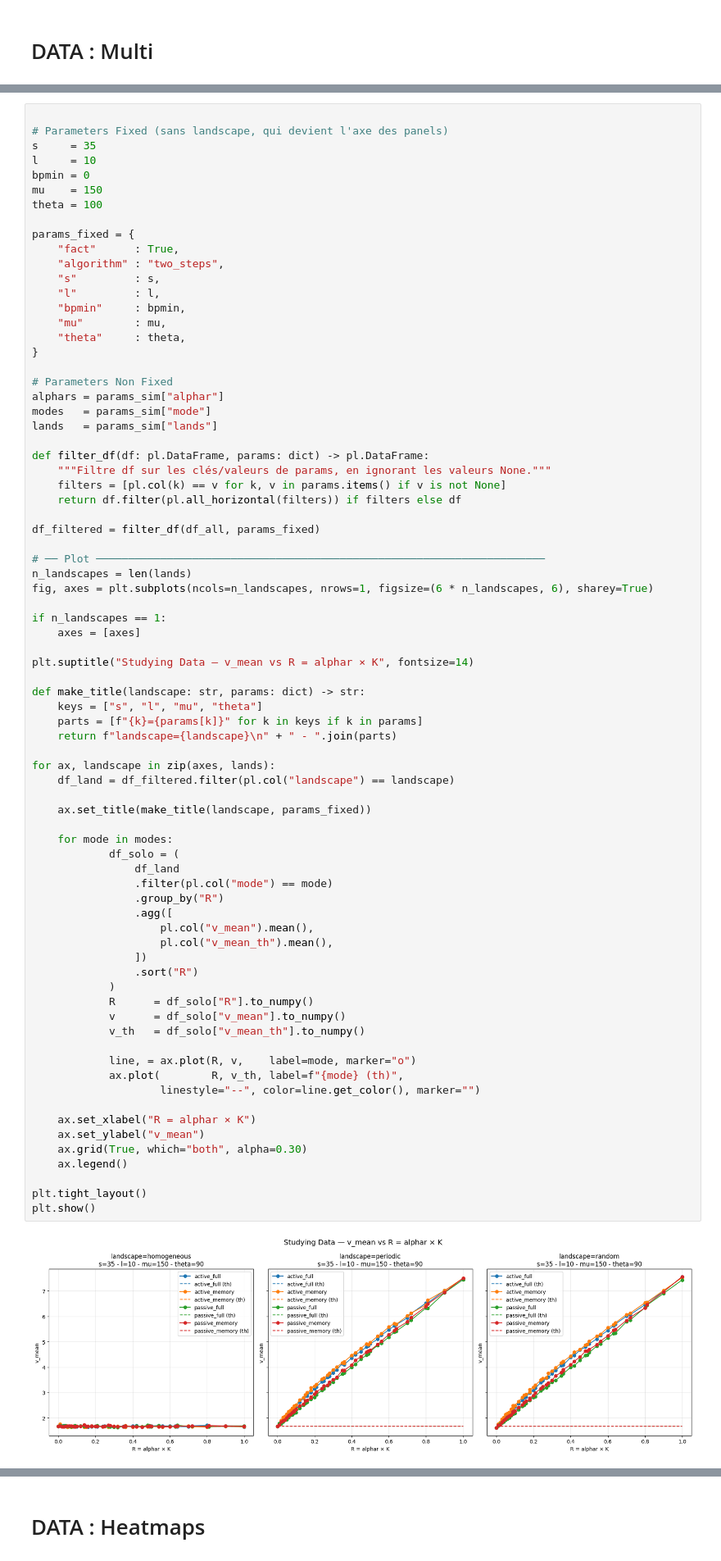
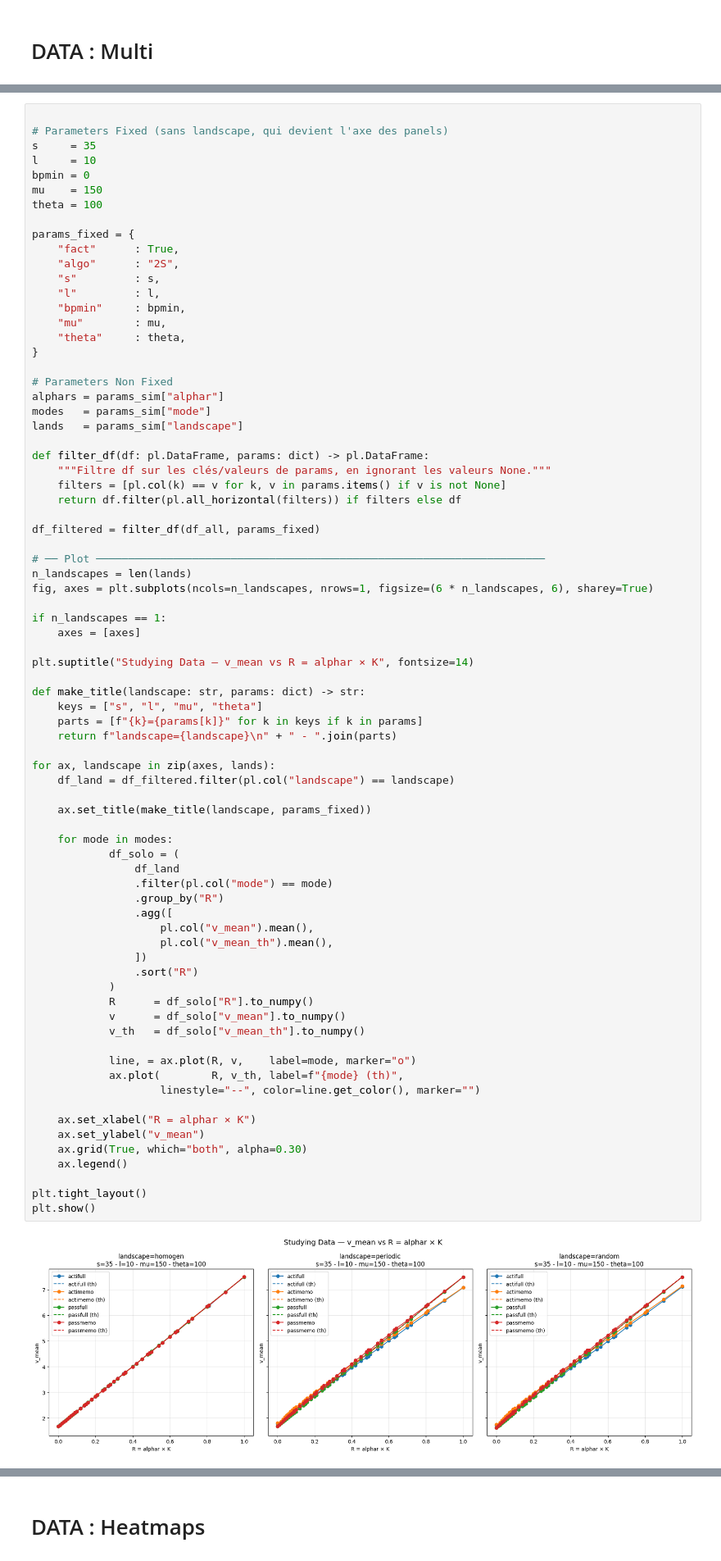
Before and after one commit to npelletbossot/Workspace, a Jupyter notebook: notebooks/work/fact.ipynb, the cells around one changed output, grey strips where cells are left out. Shown at 82% size. Saved outputs shown, nothing was run; the diff lists cells and outputs as text.

```diff
--- a/notebooks/work/fact.ipynb
+++ b/notebooks/work/fact.ipynb
@@ -202,7 +230,7 @@ theta = 100
 
 params_fixed = {
     "fact"      : True,
-    "algorithm" : "two_steps",
+    "algo"      : "2S",
     "s"         : s,
     "l"         : l,
     "bpmin"     : bpmin,
@@ -213,7 +241,7 @@ params_fixed = {
 # Parameters Non Fixed
 alphars = params_sim["alphar"]
 modes   = params_sim["mode"]
-lands   = params_sim["lands"]
+lands   = params_sim["landscape"]
 
 def filter_df(df: pl.DataFrame, params: dict) -> pl.DataFrame:
     """Filtre df sur les clés/valeurs de params, en ignorant les valeurs None."""
@@ -241,34 +269,34 @@ for ax, landscape in zip(axes, lands):
 
     ax.set_title(make_title(landscape, params_fixed))
 
     for mode in modes:
             df_solo = (
                 df_land
                 .filter(pl.col("mode") == mode)
                 .group_by("R")
                 .agg([
                     pl.col("v_mean").mean(),
                     pl.col("v_mean_th").mean(),
                 ])
                 .sort("R")
             )
             R      = df_solo["R"].to_numpy()
             v      = df_solo["v_mean"].to_numpy()
             v_th   = df_solo["v_mean_th"].to_numpy()
 
             line, = ax.plot(R, v,    label=mode, marker="o")
             ax.plot(        R, v_th, label=f"{mode} (th)",
                     linestyle="--", color=line.get_color(), marker="")
 
     ax.set_xlabel("R = alphar × K")
     ax.set_ylabel("v_mean")
     ax.grid(True, which="both", alpha=0.30)
     ax.legend()
 
 plt.tight_layout()
 plt.show()
 # %% [output]
-[figure, old version]
+[figure, new version]
 # %%
 # --- Colonne R + filtres ---
 df_work = (
```
Also changed, not shown: parts of 21 cells of this notebook, 1 other file.
